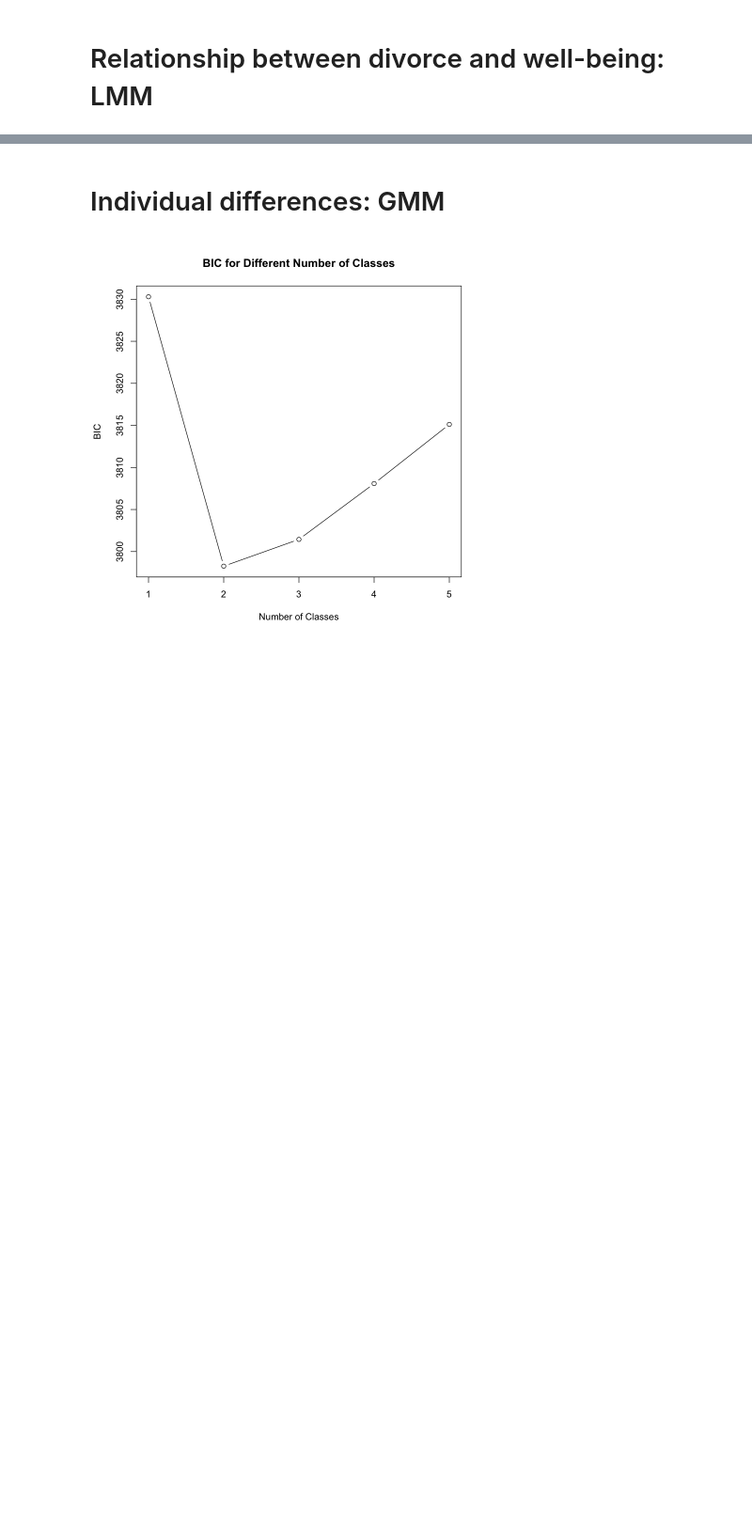
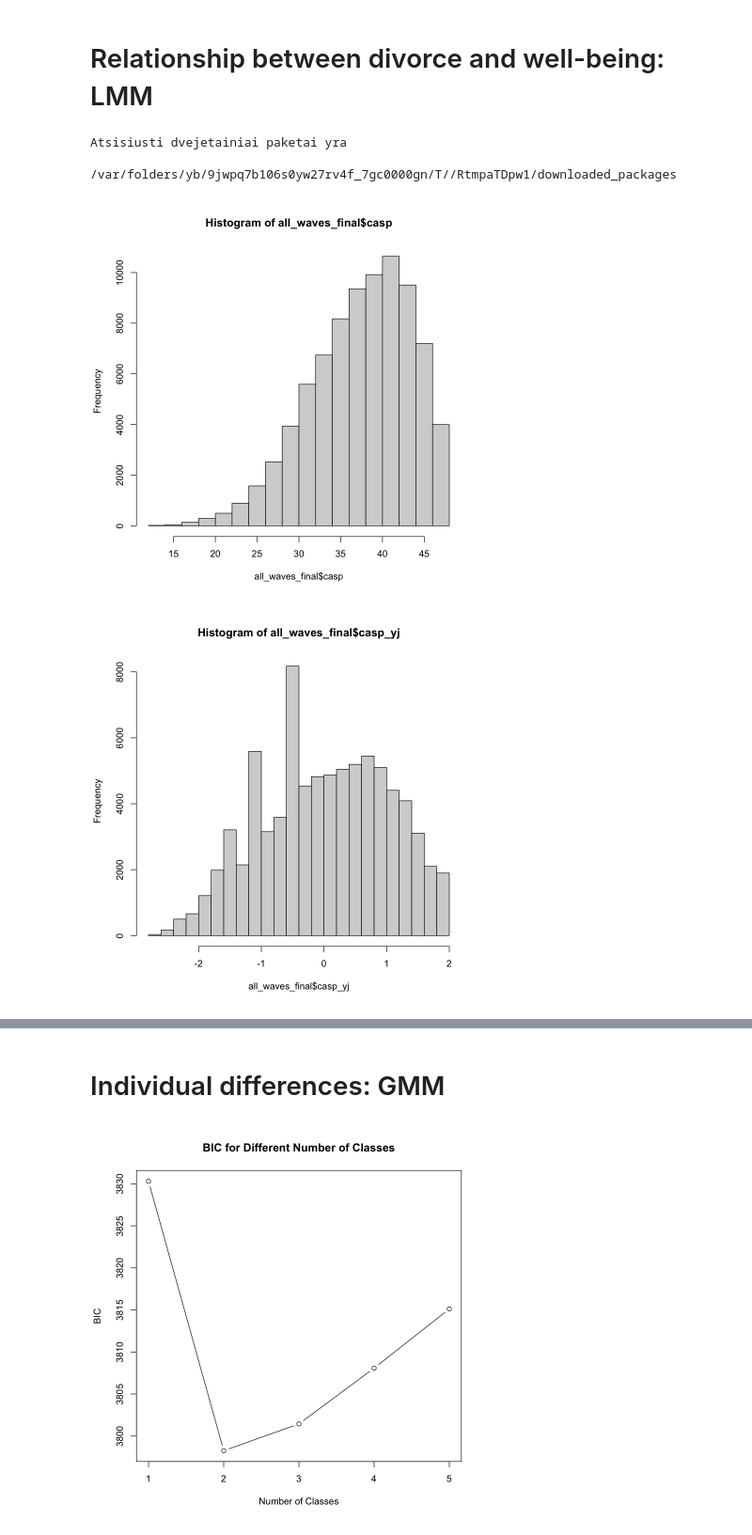
Before and after one commit to GiedriusRupsys/divorce-well-being, a Jupyter notebook: analysis.ipynb, the cells around one changed output, grey strips where cells are left out. Shown: that part at 94% size. Cells and saved outputs as stored; diff of their text form; code cells hidden in the pictures; blank space fills up the shorter version.

```diff
--- a/analysis.ipynb
+++ b/analysis.ipynb
@@ -676,5 +729,20 @@ A data.frame: 1 x 32
 # %% [markdown]
 # Relationship between divorce and well-being: LMM
+# %%
+install.packages("bestNormalize")
+library(bestNormalize)
+
+hist(all_waves_final$casp)
+
+yj_transformation <- yeojohnson(all_waves_final$casp)
+all_waves_final$casp_yj <- yj_transformation$x.t
+
+hist(all_waves_final$casp_yj)
+# %% [output]
+Atsisiusti dvejetainiai paketai yra
+        /var/folders/yb/9jwpq7b106s0yw27rv4f_7gc0000gn/T//RtmpaTDpw1/downloaded_packages
+[figure, added]
+[figure, added]
 # %%
 # Create LME and it's summary
 
```
Also changed, not shown: parts of 11 cells of this notebook, 2 other files.
